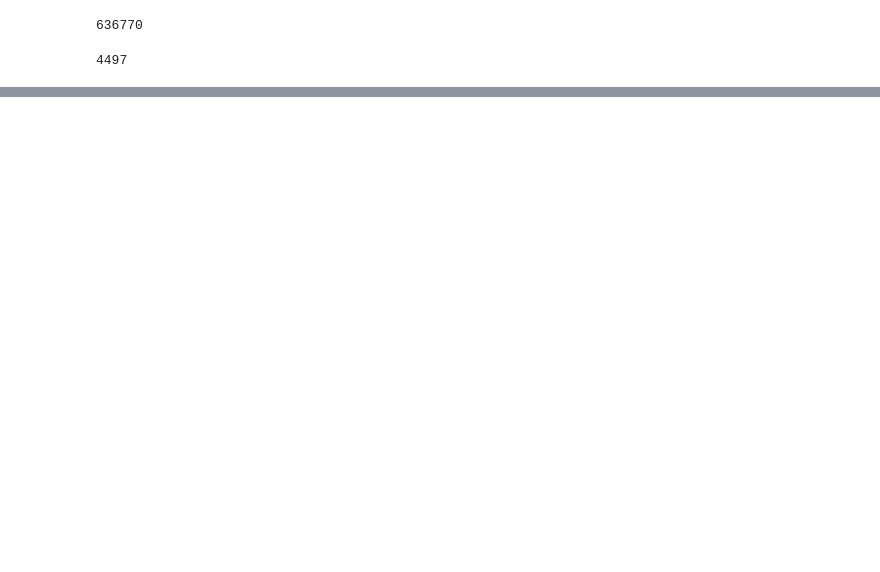
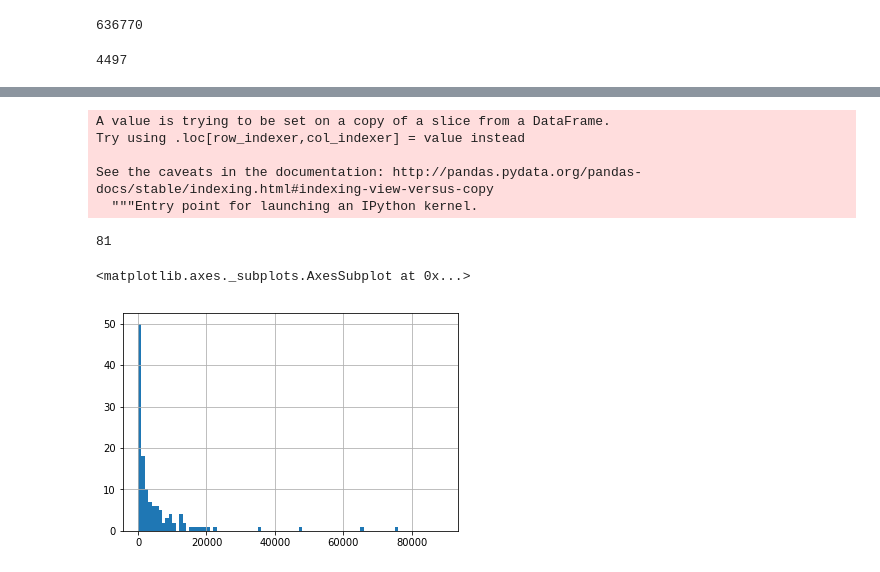
Before and after one commit to desultir/capstone, a Jupyter notebook: notebooks/tdm/postprocess trisma 2016.ipynb, the cells around one changed output, grey strips where cells are left out. Saved outputs shown, nothing was run; the diff lists cells and outputs as text; code cells hidden in the pictures; blank space fills up the shorter version.

```diff
--- a/notebooks/tdm/postprocess trisma 2016.ipynb
+++ b/notebooks/tdm/postprocess trisma 2016.ipynb
@@ -131,0 +251,9 @@ gm.geocode
+# %%
+df.loc[df["location_full_name"] == 'Gladesville, Sydney',"lga"] = "Ryde"
+df.loc[df["location_full_name"] == 'Lane Cove North, Sydney',"lga"] = "Lane Cove"
+df.loc[df["location_full_name"] == 'Rossmore, Sydney',"lga"] = "Liverpool"
+
+df.loc[df["location_full_name"] == 'Wentworthville, Sydney',"lga"] = "Parramatta"
+df.loc[df["location_full_name"] == 'North Parramatta, Sydney',"lga"] = "Parramatta"
+df.loc[df["location_full_name"] == 'Winston Hills, Sydney',"lga"] = "Parramatta"
+df.loc[df["location_full_name"] == 'Rouse Hill, Sydney',"lga"] = "The Hills Shire"
@@ -131,0 +281,3 @@ gm.geocode
+# %%
+nswdf = df[df["state"] == "NSW"]
+len(nswdf)
@@ -131,0 +551,14 @@ gm.geocode
+# %%
+nswdf["lga"] = nswdf["lga"].apply(lambda x: amalgamations[x] if x in amalgamations else x)
+# %% [output]
+A value is trying to be set on a copy of a slice from a DataFrame.
+Try using .loc[row_indexer,col_indexer] = value instead
+
+See the caveats in the documentation: http://pandas.pydata.org/pandas-docs/stable/indexing.html#indexing-view-versus-copy
+  """Entry point for launching an IPython kernel.
+# %%
+
+#counts = nswdf.groupby("lga").count()
+len(counts[counts["tweet_id"]> 1000].sort_values("tweet_id", ascending=False))
+# %% [output]
+81
@@ -131,0 +567,8 @@ gm.geocode
+# %%
+filterednswdf = nswdf[~((nswdf["location_type"]!="neighborhood") & (nswdf["lga"]=="Sydney"))]
+# %%
+%matplotlib inline
+filterednswdf.groupby(filterednswdf["lga"]).count()["tweet_id"].hist(bins=range(0,90000,1000))
+# %% [output]
+<matplotlib.axes._subplots.AxesSubplot at 0x...>
+[figure, added]
```
Also changed, not shown: parts of 34 cells of this notebook, 1 other file.
